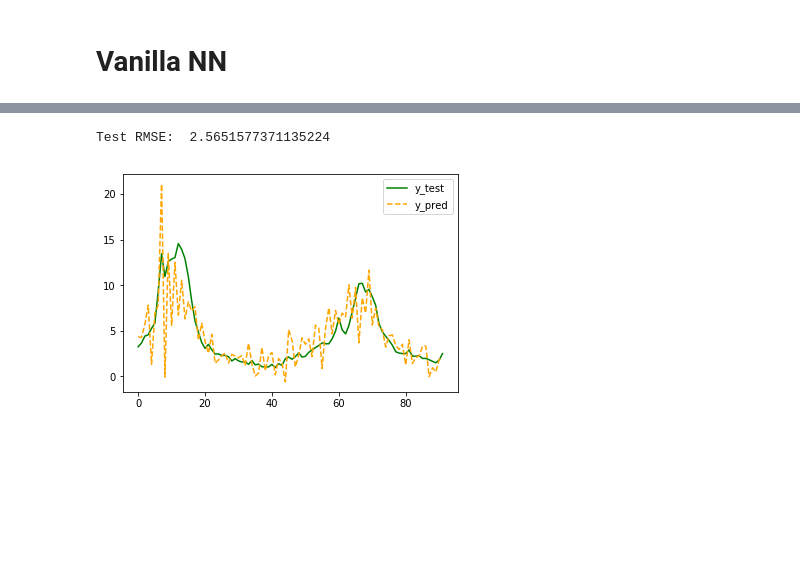
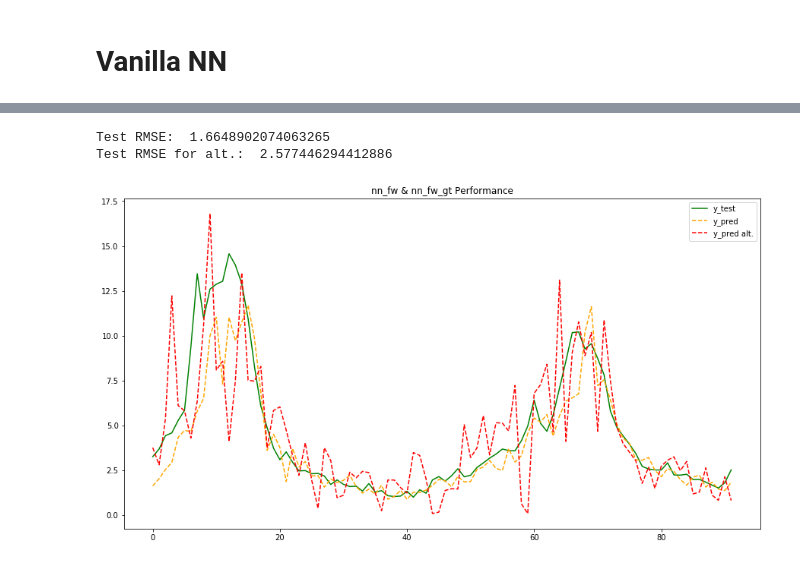
Before and after one commit to FiveSixSenvenEight/109B_flu_prediction, a Jupyter notebook: 02-analysis/01-ZXU.ipynb, the cells around one changed output, grey strips where cells are left out. Saved outputs shown, nothing was run; the diff lists cells and outputs as text; code cells hidden in the pictures; blank space fills up the shorter version.

```diff
--- a/02-analysis/01-ZXU.ipynb
+++ b/02-analysis/01-ZXU.ipynb
@@ -57,12 +89,2 @@ y_all = np.concatenate((y_train, y_test))
 # %% [markdown]
 # Random Forest
-# %%
-rf = RandomForestRegressor().fit(X_train, y_train)
-y_pred = rf.predict(X_test)
-
-def plot_predictions(y_test, y_pred):
-    print('Test RMSE: ', np.sqrt(mean_squared_error(y_test, y_pred)))
-    plt.plot(y_test, c='g', label = 'y_test')
-    plt.plot(y_pred, c='orange', ls='--', label = 'y_pred')
-    plt.legend()
-    plt.xticks = df_state_test['date']
@@ -94,6 +143,6 @@ def NN(X_train,y_train,batch_size,epochs,verbose):
     return model
 # %%
-model = NN(X_train, y_train,32,20,1)
+model = create_NN(X_train, y_train,32,100,0)
 y_pred = model.predict(X_test)
-plot_predictions(y_test, y_pred)
+plot_predictions(y_test, 'nn', y_pred)
 # %% [output]
@@ -118,19 +151,24 @@ Test RMSE:  2.0658463751403735
 # %%
-size = len(X_train)
-max_train_size = size
-y_pred = []
+def walk_forward_prediction(model_fn, X_all, X_train, y_all):
+    size = len(X_train)
+    max_train_size = size
+    y_pred = []
 
-for t in range(len(y_test)):
-    X_train_temp, X_test_temp = X_all[size+t-max_train_size:size+t], X_all[size+t:]
-    y_train_temp = y_all[size+t-max_train_size:size+t]
-    nn = NN(X_train_temp, y_train_temp,32,10,0)
-    pred = nn.predict(X_test_temp)
-    y_pred.append(pred[0])
+    for t in range(len(y_test)):
+        X_train_temp, X_test_temp = X_all[size+t-max_train_size:size+t], X_all[size+t:]
+        y_train_temp = y_all[size+t-max_train_size:size+t]
+        model = model_fn(X_train_temp, y_train_temp,32,50,0)
+        pred = model.predict(X_test_temp)
+        y_pred.append(pred[0])
+    return y_pred
 
-plot_predictions(y_test, y_pred)
+nn_fw_pred = walk_forward_prediction(create_NN, X_all, X_train, y_all)
+nn_fw_pred_gt = walk_forward_prediction(create_NN, X_all_gt, X_train_gt, y_all)
+plot_predictions(y_test, 'nn_fw',  nn_fw_pred, 'nn_fw_gt',  nn_fw_pred_gt)
 # %% [output]
-Test RMSE:  2.5651577371135224
+Test RMSE:  1.6648902074063265
+Test RMSE for alt.:  2.577446294412886
-[figure, old version]
+[figure, new version]
 # %%
 # optimizer = "rmsprop"
 # loss = "mae"
```
Also changed, not shown: parts of 9 cells of this notebook.
